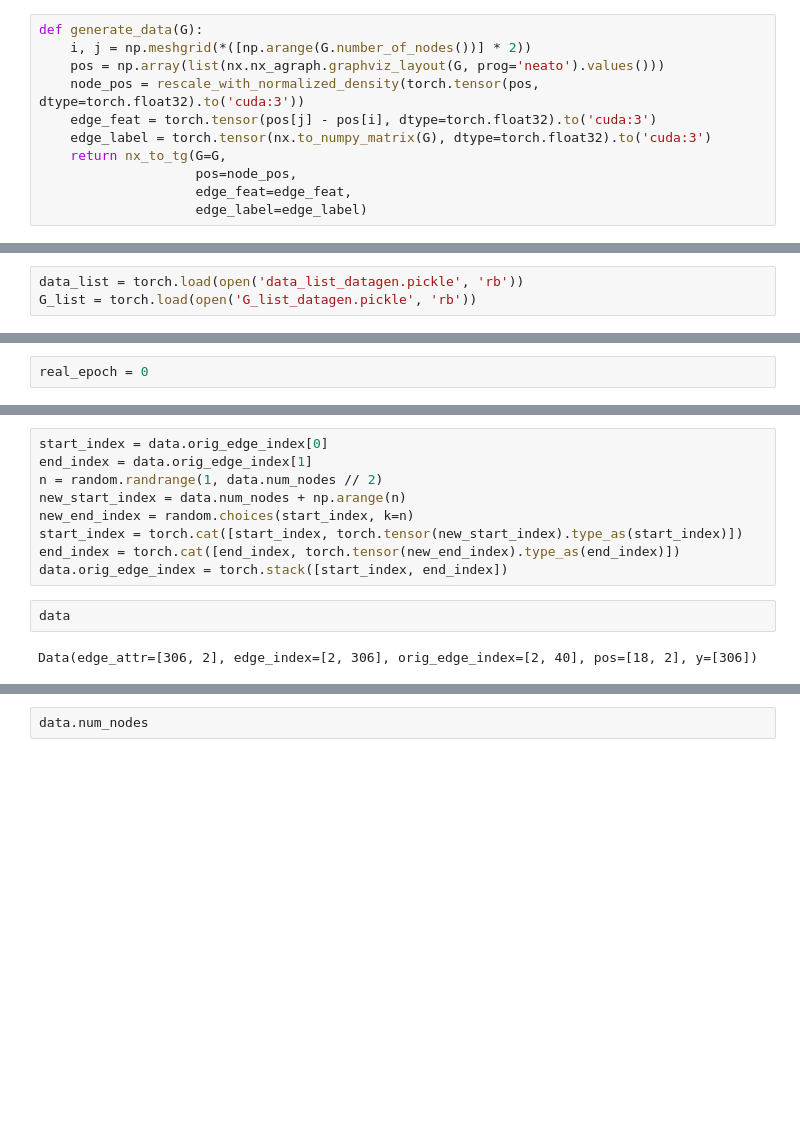
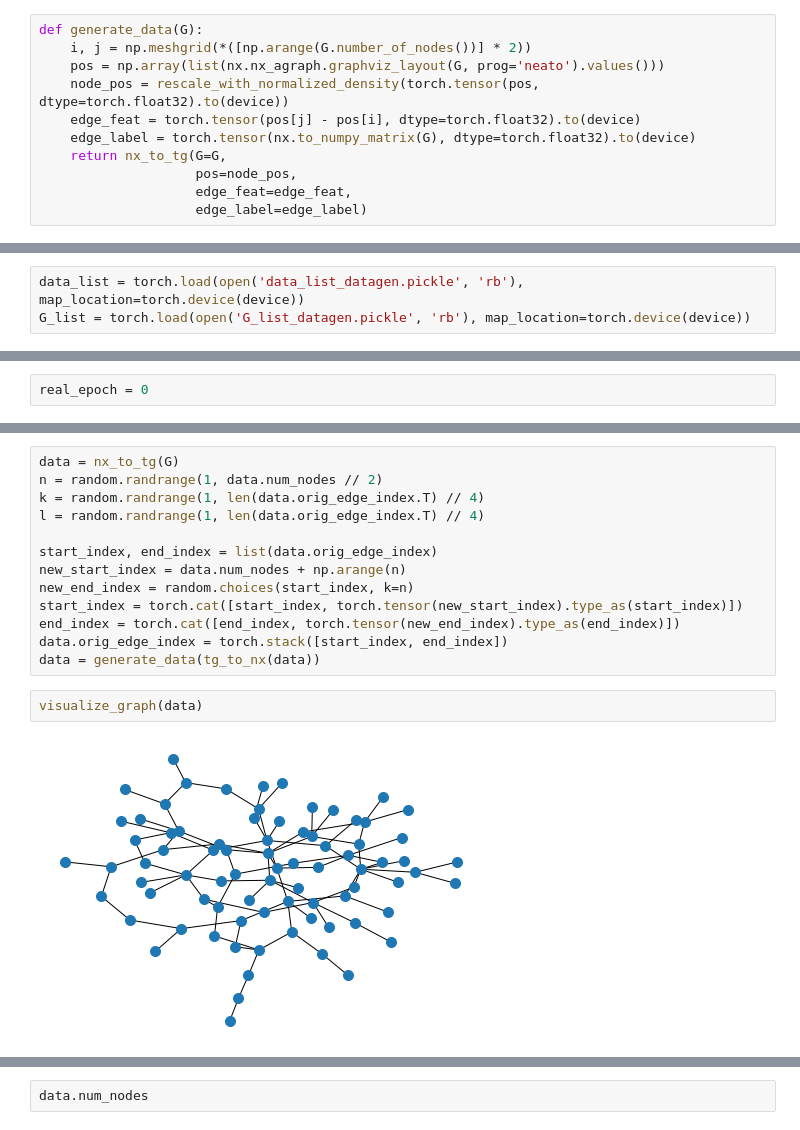
Before and after one commit to zhenxingCui/deepgd, a Jupyter notebook: dataset.ipynb, the cells around one changed output, grey strips where cells are left out. Saved outputs shown, nothing was run; the diff lists cells and outputs as text; blank space fills up the shorter version.

```diff
--- a/dataset.ipynb
+++ b/dataset.ipynb
@@ -46,9 +54,9 @@ def rescale_with_normalized_density(pos):
 def generate_data(G):
     i, j = np.meshgrid(*([np.arange(G.number_of_nodes())] * 2))
     pos = np.array(list(nx.nx_agraph.graphviz_layout(G, prog='neato').values()))
-    node_pos = rescale_with_normalized_density(torch.tensor(pos, dtype=torch.float32).to('cuda:3'))
-    edge_feat = torch.tensor(pos[j] - pos[i], dtype=torch.float32).to('cuda:3')
-    edge_label = torch.tensor(nx.to_numpy_matrix(G), dtype=torch.float32).to('cuda:3')
+    node_pos = rescale_with_normalized_density(torch.tensor(pos, dtype=torch.float32).to(device))
+    edge_feat = torch.tensor(pos[j] - pos[i], dtype=torch.float32).to(device)
+    edge_label = torch.tensor(nx.to_numpy_matrix(G), dtype=torch.float32).to(device)
     return nx_to_tg(G=G,
                     pos=node_pos,
                     edge_feat=edge_feat,
@@ -60,8 +68,8 @@ data_list = [generate_data(G) for G in tqdm(G_list)]
 torch.save(data_list, open('data_list_datagen.pickle', 'wb'))
 torch.save(G_list, open('G_list_datagen.pickle', 'wb'))
 # %%
-data_list = torch.load(open('data_list_datagen.pickle', 'rb'))
-G_list = torch.load(open('G_list_datagen.pickle', 'rb'))
+data_list = torch.load(open('data_list_datagen.pickle', 'rb'), map_location=torch.device(device))
+G_list = torch.load(open('G_list_datagen.pickle', 'rb'), map_location=torch.device(device))
 # %%
 loader = DataLoader(data_list, batch_size=128, shuffle=True)
 # %%
@@ -141,13 +194,17 @@ data = generate_data(G_list[0])
 # %%
-start_index = data.orig_edge_index[0]
-end_index = data.orig_edge_index[1]
+data = nx_to_tg(G)
 n = random.randrange(1, data.num_nodes // 2)
+k = random.randrange(1, len(data.orig_edge_index.T) // 4)
+l = random.randrange(1, len(data.orig_edge_index.T) // 4)
+
+start_index, end_index = list(data.orig_edge_index)
 new_start_index = data.num_nodes + np.arange(n)
 new_end_index = random.choices(start_index, k=n)
 start_index = torch.cat([start_index, torch.tensor(new_start_index).type_as(start_index)])
 end_index = torch.cat([end_index, torch.tensor(new_end_index).type_as(end_index)])
 data.orig_edge_index = torch.stack([start_index, end_index])
+data = generate_data(tg_to_nx(data))
-# %%
-data
-# %% [output]
-Data(edge_attr=[306, 2], edge_index=[2, 306], orig_edge_index=[2, 40], pos=[18, 2], y=[306])
+# %%
+visualize_graph(data)
+# %% [output]
+[figure, added]
```
Also changed, not shown: parts of 13 cells of this notebook, 18 other files.
